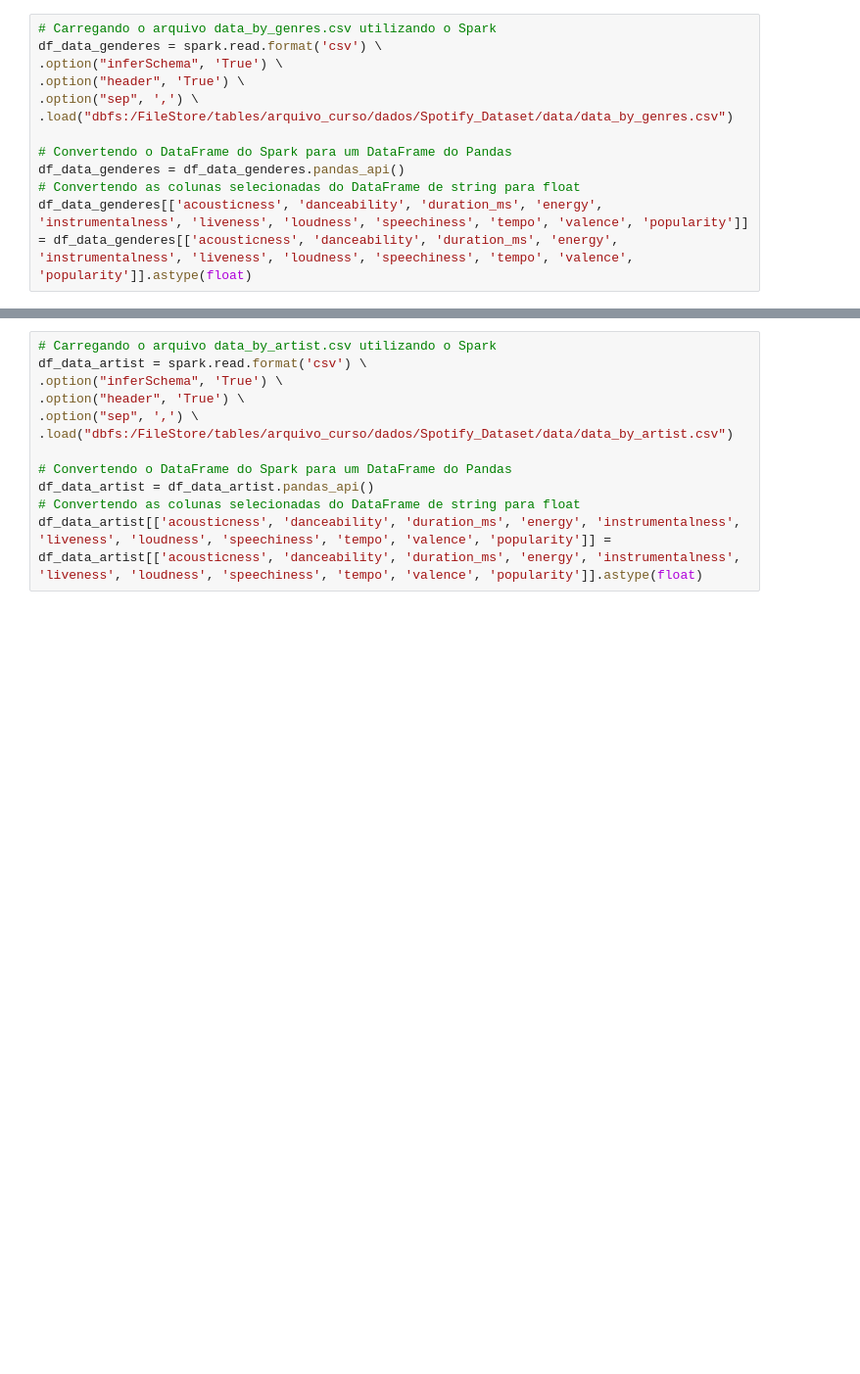
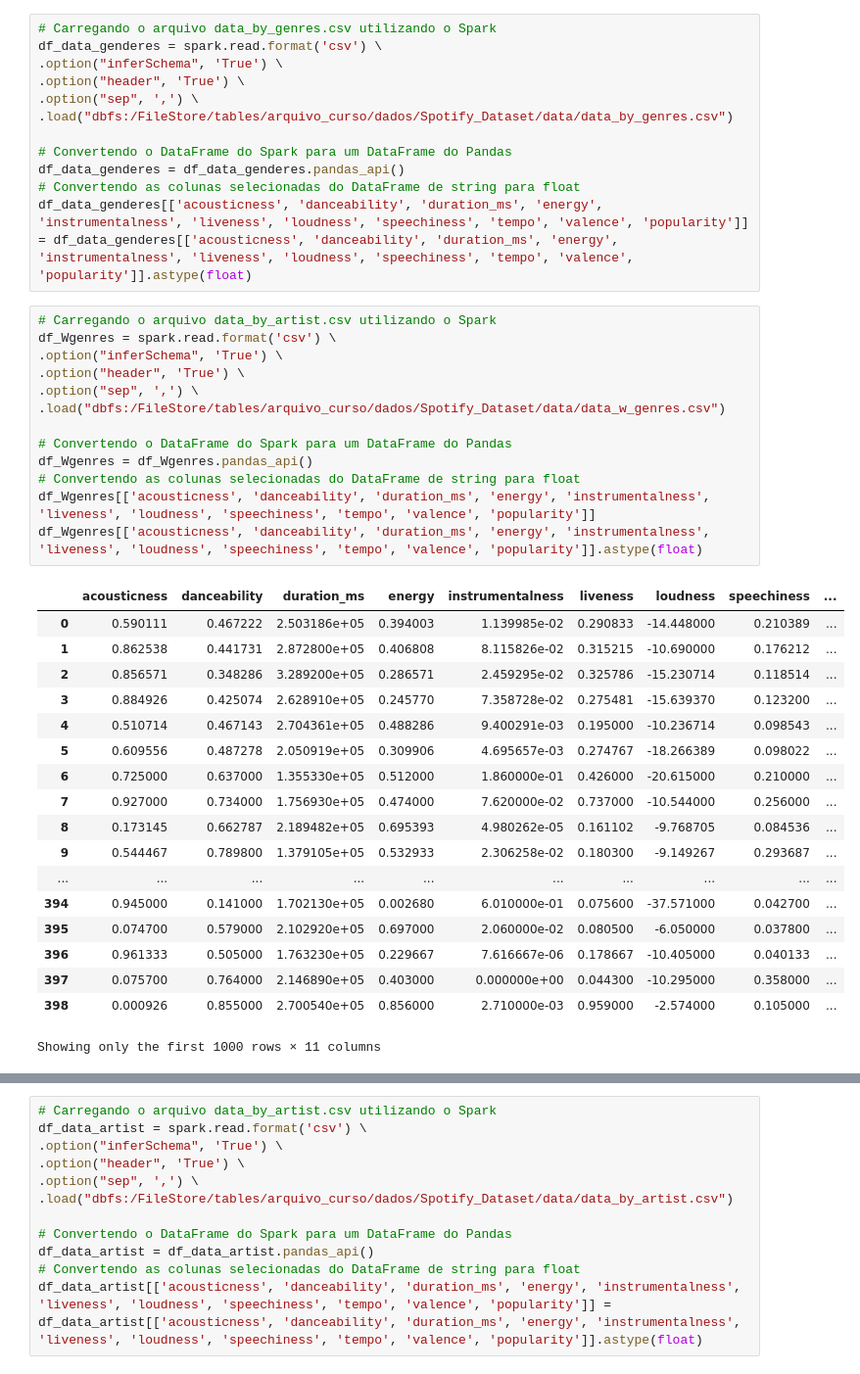
Before and after one commit to Uill-Iam/Estudo, a Jupyter notebook: Python/Databrics/Sitema Recomendação/DataSet Spotify.ipynb, the cells around one changed output, grey strips where cells are left out. Shown at 98% size. Saved outputs shown, nothing was run; the diff lists cells and outputs as text; blank space fills up the shorter version.

```diff
--- a/Python/Databrics/Sitema Recomendação/DataSet Spotify.ipynb
+++ b/Python/Databrics/Sitema Recomendação/DataSet Spotify.ipynb
@@ -161,3 +161,35 @@ df_data_genderes = spark.read.format('csv') \
 df_data_genderes = df_data_genderes.pandas_api()
 # Convertendo as colunas selecionadas do DataFrame de string para float
 df_data_genderes[['acousticness', 'danceability', 'duration_ms', 'energy', 'instrumentalness', 'liveness', 'loudness', 'speechiness', 'tempo', 'valence', 'popularity']] = df_data_genderes[['acousticness', 'danceability', 'duration_ms', 'energy', 'instrumentalness', 'liveness', 'loudness', 'speechiness', 'tempo', 'valence', 'popularity']].astype(float)
+# %%
+# Carregando o arquivo data_by_artist.csv utilizando o Spark
+df_Wgenres = spark.read.format('csv') \
+.option("inferSchema", 'True') \
+.option("header", 'True') \
+.option("sep", ',') \
+.load("dbfs:/FileStore/tables/arquivo_curso/dados/Spotify_Dataset/data/data_w_genres.csv")
+
+# Convertendo o DataFrame do Spark para um DataFrame do Pandas
+df_Wgenres = df_Wgenres.pandas_api()
+# Convertendo as colunas selecionadas do DataFrame de string para float
+df_Wgenres[['acousticness', 'danceability', 'duration_ms', 'energy', 'instrumentalness', 'liveness', 'loudness', 'speechiness', 'tempo', 'valence', 'popularity']]
+df_Wgenres[['acousticness', 'danceability', 'duration_ms', 'energy', 'instrumentalness', 'liveness', 'loudness', 'speechiness', 'tempo', 'valence', 'popularity']].astype(float)
+# %% [output]
+|  | acousticness | danceability | duration_ms | energy | instrumentalness | liveness | loudness | speechiness | ... |
+| 0 | 0.590111 | 0.467222 | 2.503186e+05 | 0.394003 | 1.139985e-02 | 0.290833 | -14.448000 | 0.210389 | ... |
+| 1 | 0.862538 | 0.441731 | 2.872800e+05 | 0.406808 | 8.115826e-02 | 0.315215 | -10.690000 | 0.176212 | ... |
+| 2 | 0.856571 | 0.348286 | 3.289200e+05 | 0.286571 | 2.459295e-02 | 0.325786 | -15.230714 | 0.118514 | ... |
+| 3 | 0.884926 | 0.425074 | 2.628910e+05 | 0.245770 | 7.358728e-02 | 0.275481 | -15.639370 | 0.123200 | ... |
+| 4 | 0.510714 | 0.467143 | 2.704361e+05 | 0.488286 | 9.400291e-03 | 0.195000 | -10.236714 | 0.098543 | ... |
+| 5 | 0.609556 | 0.487278 | 2.050919e+05 | 0.309906 | 4.695657e-03 | 0.274767 | -18.266389 | 0.098022 | ... |
+| 6 | 0.725000 | 0.637000 | 1.355330e+05 | 0.512000 | 1.860000e-01 | 0.426000 | -20.615000 | 0.210000 | ... |
+| 7 | 0.927000 | 0.734000 | 1.756930e+05 | 0.474000 | 7.620000e-02 | 0.737000 | -10.544000 | 0.256000 | ... |
+| 8 | 0.173145 | 0.662787 | 2.189482e+05 | 0.695393 | 4.980262e-05 | 0.161102 | -9.768705 | 0.084536 | ... |
+| 9 | 0.544467 | 0.789800 | 1.379105e+05 | 0.532933 | 2.306258e-02 | 0.180300 | -9.149267 | 0.293687 | ... |
+| ... | ... | ... | ... | ... | ... | ... | ... | ... | ... |
+| 394 | 0.945000 | 0.141000 | 1.702130e+05 | 0.002680 | 6.010000e-01 | 0.075600 | -37.571000 | 0.042700 | ... |
+| 395 | 0.074700 | 0.579000 | 2.102920e+05 | 0.697000 | 2.060000e-02 | 0.080500 | -6.050000 | 0.037800 | ... |
+| 396 | 0.961333 | 0.505000 | 1.763230e+05 | 0.229667 | 7.616667e-06 | 0.178667 | -10.405000 | 0.040133 | ... |
+| 397 | 0.075700 | 0.764000 | 2.146890e+05 | 0.403000 | 0.000000e+00 | 0.044300 | -10.295000 | 0.358000 | ... |
+| 398 | 0.000926 | 0.855000 | 2.700540e+05 | 0.856000 | 2.710000e-03 | 0.959000 | -2.574000 | 0.105000 | ... |
+Showing only the first 1000 rows × 11 columns
```
Also changed, not shown: parts of 32 cells of this notebook.
